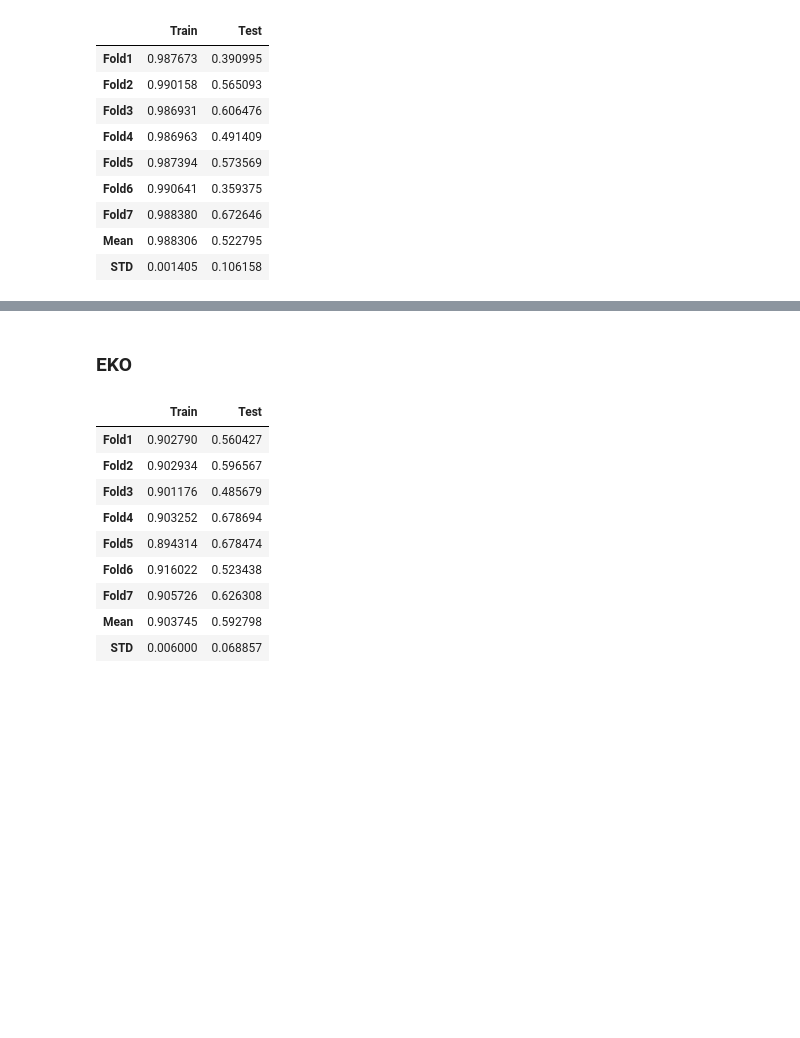
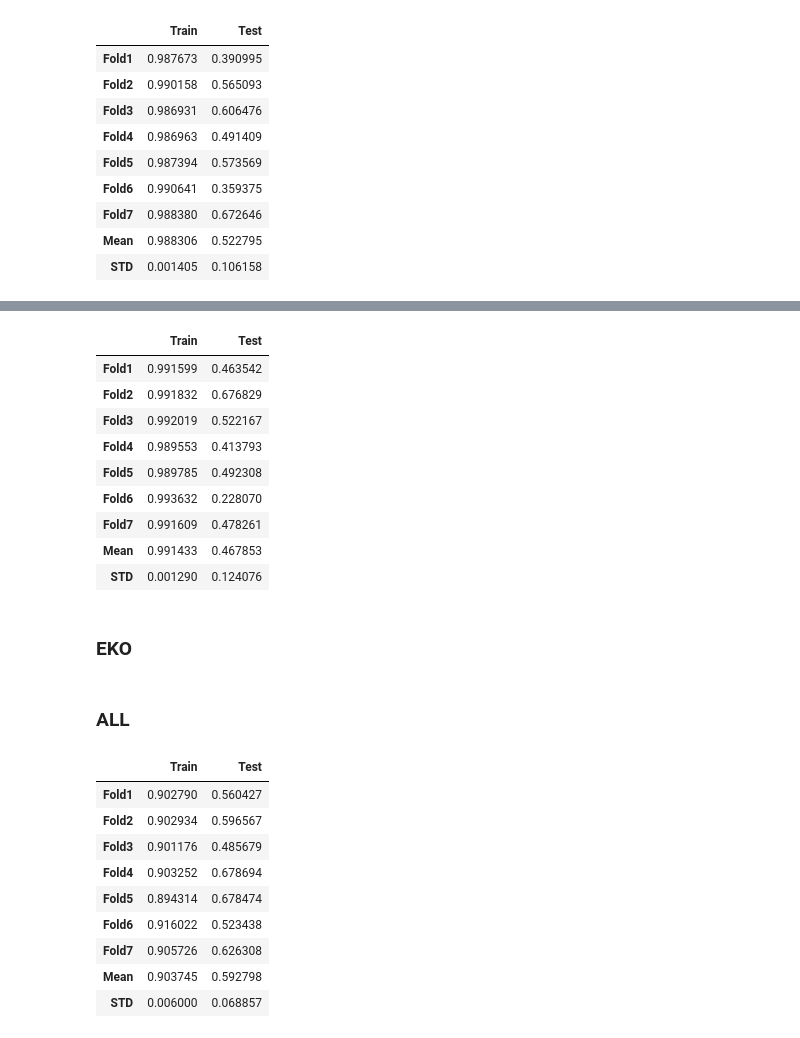
Before and after one commit to akansh12/Pnoi_SPIRE, a Jupyter notebook: Results_with_Augmented_data.ipynb, the cells around one changed output, grey strips where cells are left out. Saved outputs shown, nothing was run; the diff lists cells and outputs as text; code cells hidden in the pictures; blank space fills up the shorter version.

```diff
--- a/Results_with_Augmented_data.ipynb
+++ b/Results_with_Augmented_data.ipynb
@@ -157,5 +236,30 @@ pd.DataFrame(np.concatenate((np.array(train).reshape(9,1), np.array(test).reshap
+# %%
+f1,t1,f2,t2,f3,t3,f4,t4,f5,t5,f6,t6,f7,t7 = fold(mic_bld_orig_df, './Sets/', 'original')
+f1_aug,t1_aug,f2_aug,t2_aug,f3_aug,t3_aug,f4_aug,t4_aug,f5_aug,t5_aug,f6_aug,t6_aug,f7_aug,t7_aug = fold(mic_bld_aug_df, './Sets/', 'augmented')
+fold_list = [shuffle(pd.concat([f1,f1_aug])),t1,shuffle(pd.concat([f2,f2_aug])),t2,shuffle(pd.concat([f3,f3_aug])),t3,shuffle(pd.concat([f4,f4_aug])),t4,shuffle(pd.concat([f5,f5_aug])),t5,shuffle(pd.concat([f6,f6_aug])),t6,shuffle(pd.concat([f7,f7_aug])),t7 ]
+# %%
+test, train = SVM(fold_list)
+test.append(np.mean(test))
+test.append(np.std(test[:7]))
+
+train.append(np.mean(train))
+train.append(np.std(train[:7]))
+pd.DataFrame(np.concatenate((np.array(train).reshape(9,1), np.array(test).reshape(9,1)), axis = 1), index=['Fold1','Fold2','Fold3','Fold4','Fold5','Fold6','Fold7', 'Mean', 'STD'], columns=['Train', 'Test'])
+# %% [output]
+|  | Train | Test |
+| Fold1 | 0.991599 | 0.463542 |
+| Fold2 | 0.991832 | 0.676829 |
+| Fold3 | 0.992019 | 0.522167 |
+| Fold4 | 0.989553 | 0.413793 |
+| Fold5 | 0.989785 | 0.492308 |
+| Fold6 | 0.993632 | 0.228070 |
+| Fold7 | 0.991609 | 0.478261 |
+| Mean | 0.991433 | 0.467853 |
+| STD | 0.001290 | 0.124076 |
 # %% [markdown]
 ### EKO
+# %% [markdown]
+### ALL
 # %%
 #without CMN #original_data
 eko_all_orig_df  = pd.read_csv("Data_CSV/Experiment_W_WO_CMN/Without_CMN_eko_all.csv")
```
Also changed, not shown: parts of 18 cells of this notebook.
